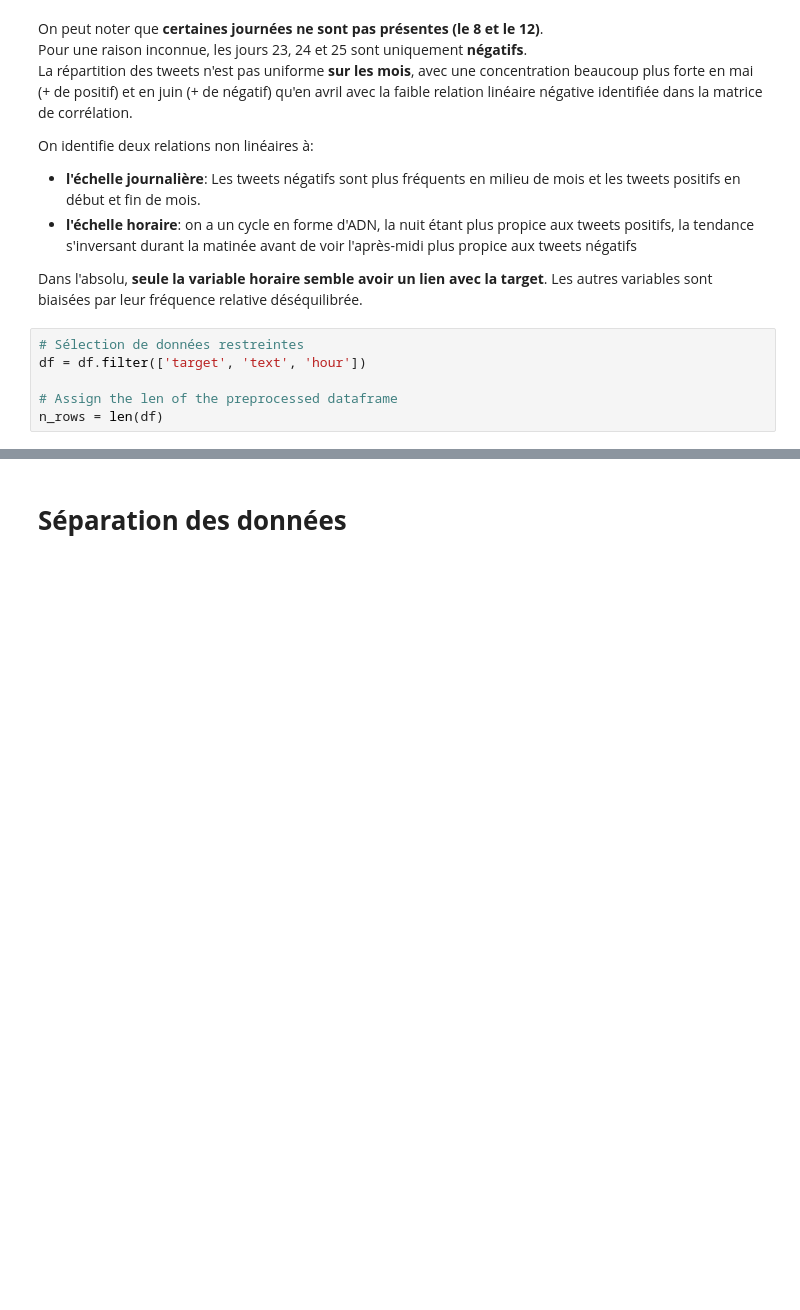
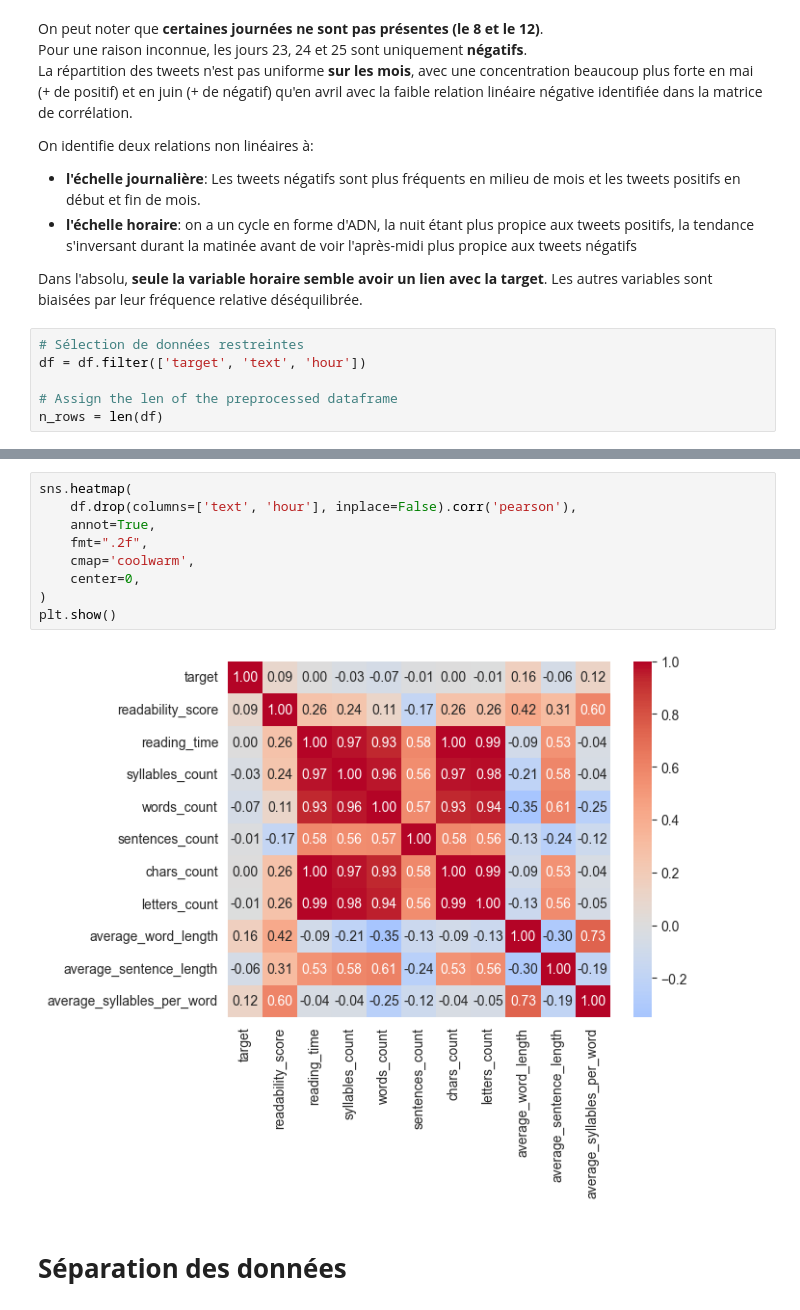
Before and after one commit to Hedredo/dagshub_p7, a Jupyter notebook: exploration.ipynb, the cells around one changed output, grey strips where cells are left out. Cells and saved outputs as stored; diff of their text form; blank space fills up the shorter version.

```diff
--- a/exploration.ipynb
+++ b/exploration.ipynb
@@ -274,3 +661,14 @@ n_rows = len(df)
+# %%
+sns.heatmap(
+    df.drop(columns=['text', 'hour'], inplace=False).corr('pearson'),
+    annot=True,
+    fmt=".2f",
+    cmap='coolwarm',
+    center=0,
+)
+plt.show()
+# %% [output]
+[figure, added]
 # %% [markdown]
 # **Séparation des données**
 # %%
```
Also changed, not shown: parts of 56 cells of this notebook.
